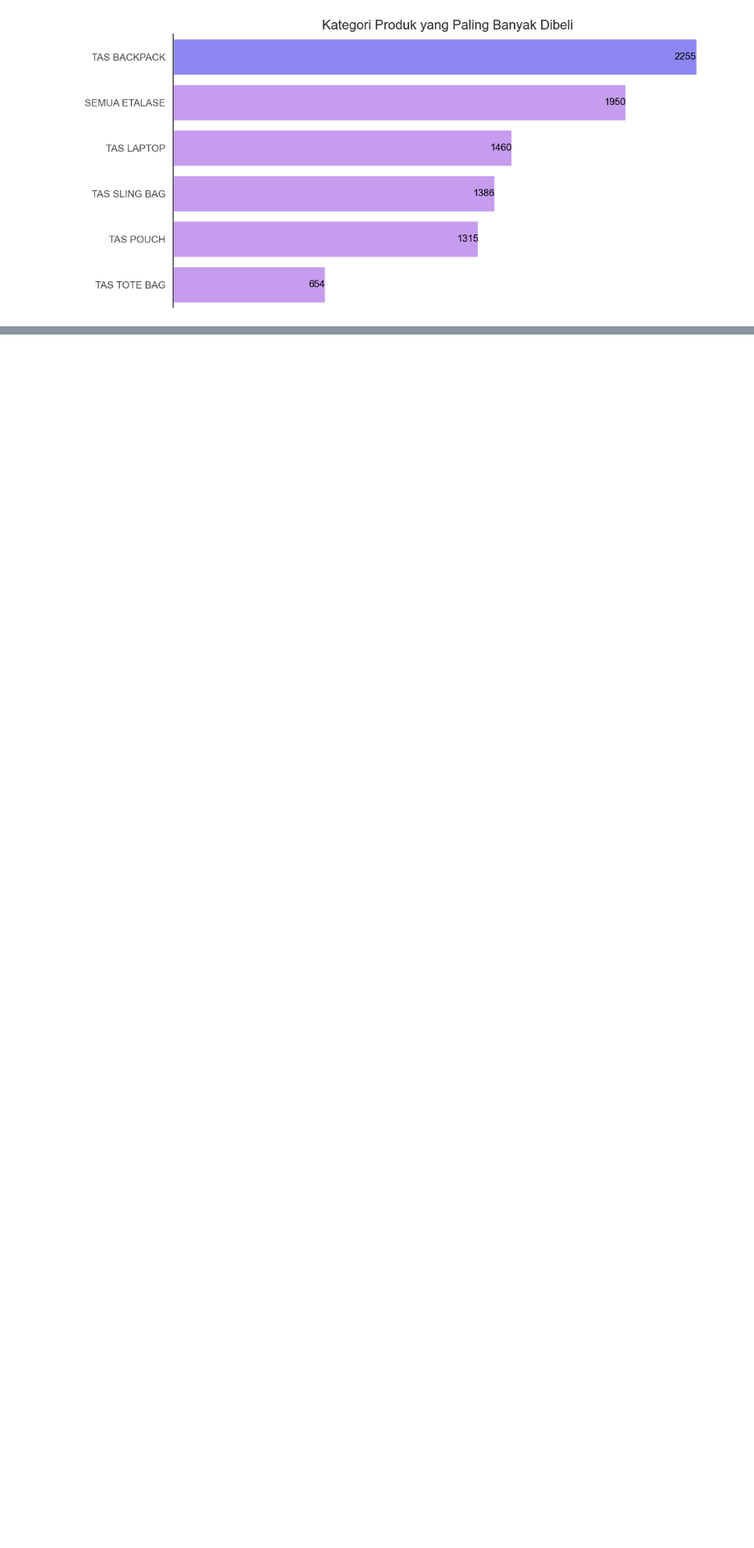
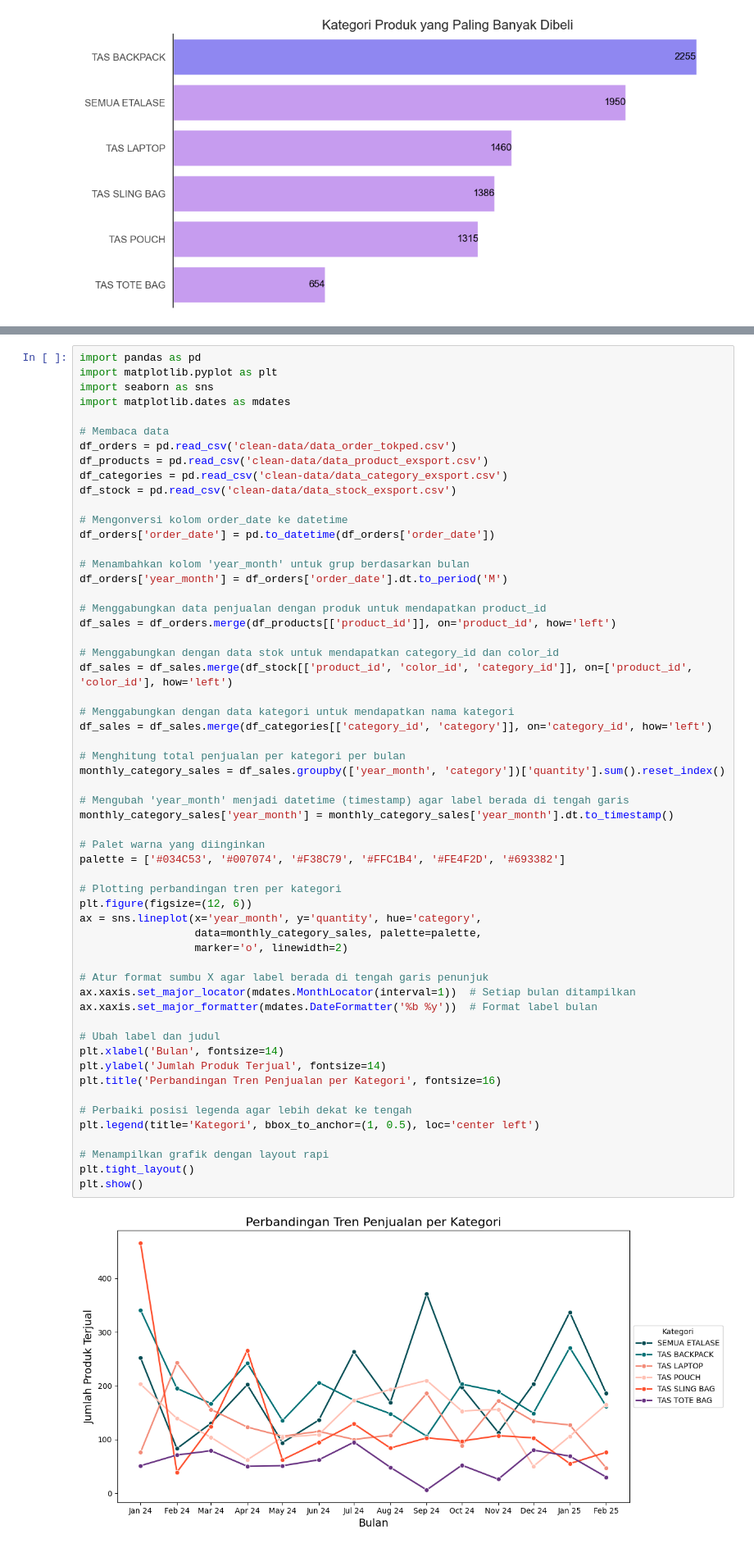
Before and after one commit to zulfaan/e-commerce-analyst-portfolio, a Jupyter notebook: ecommerce_data_analysis.ipynb, the cells around one changed output, grey strips where cells are left out. Shown: that part at 82% size. Saved outputs shown, nothing was run; the diff lists cells and outputs as text; blank space fills up the shorter version.

```diff
--- a/ecommerce_data_analysis.ipynb
+++ b/ecommerce_data_analysis.ipynb
@@ -432,0 +428,59 @@ TypeError: Invalid object type at position 0
+# %%
+import pandas as pd
+import matplotlib.pyplot as plt
+import seaborn as sns
+import matplotlib.dates as mdates
+
+# Membaca data
+df_orders = pd.read_csv('clean-data/data_order_tokped.csv')
+df_products = pd.read_csv('clean-data/data_product_exsport.csv')
+df_categories = pd.read_csv('clean-data/data_category_exsport.csv')
+df_stock = pd.read_csv('clean-data/data_stock_exsport.csv')
+
+# Mengonversi kolom order_date ke datetime
+df_orders['order_date'] = pd.to_datetime(df_orders['order_date'])
+
+# Menambahkan kolom 'year_month' untuk grup berdasarkan bulan
+df_orders['year_month'] = df_orders['order_date'].dt.to_period('M')
+
+# Menggabungkan data penjualan dengan produk untuk mendapatkan product_id
+df_sales = df_orders.merge(df_products[['product_id']], on='product_id', how='left')
+
+# Menggabungkan dengan data stok untuk mendapatkan category_id dan color_id
+df_sales = df_sales.merge(df_stock[['product_id', 'color_id', 'category_id']], on=['product_id', 'color_id'], how='left')
+
+# Menggabungkan dengan data kategori untuk mendapatkan nama kategori
+df_sales = df_sales.merge(df_categories[['category_id', 'category']], on='category_id', how='left')
+
+# Menghitung total penjualan per kategori per bulan
+monthly_category_sales = df_sales.groupby(['year_month', 'category'])['quantity'].sum().reset_index()
+
+# Mengubah 'year_month' menjadi datetime (timestamp) agar label berada di tengah garis
+monthly_category_sales['year_month'] = monthly_category_sales['year_month'].dt.to_timestamp()
+
+# Palet warna yang diinginkan
+palette = ['#034C53', '#007074', '#F38C79', '#FFC1B4', '#FE4F2D', '#693382']
+
+# Plotting perbandingan tren per kategori
+plt.figure(figsize=(12, 6))
+ax = sns.lineplot(x='year_month', y='quantity', hue='category',
+                  data=monthly_category_sales, palette=palette,
+                  marker='o', linewidth=2)
+
+# Atur format sumbu X agar label berada di tengah garis penunjuk
+ax.xaxis.set_major_locator(mdates.MonthLocator(interval=1))  # Setiap bulan ditampilkan
+ax.xaxis.set_major_formatter(mdates.DateFormatter('%b %y'))  # Format label bulan
+
+# Ubah label dan judul
+plt.xlabel('Bulan', fontsize=14)
+plt.ylabel('Jumlah Produk Terjual', fontsize=14)
+plt.title('Perbandingan Tren Penjualan per Kategori', fontsize=16)
+
+# Perbaiki posisi legenda agar lebih dekat ke tengah
+plt.legend(title='Kategori', bbox_to_anchor=(1, 0.5), loc='center left')
+
+# Menampilkan grafik dengan layout rapi
+plt.tight_layout()
+plt.show()
+# %% [output]
+[figure, added]
```
Also changed, not shown: parts of 2 cells of this notebook.
